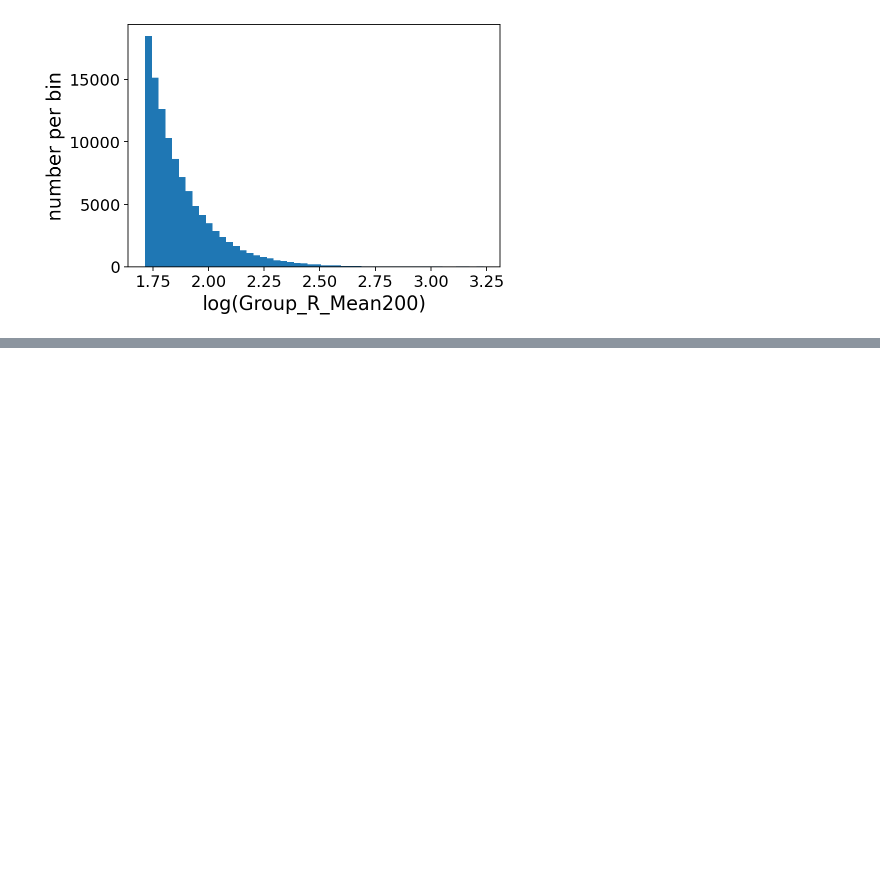
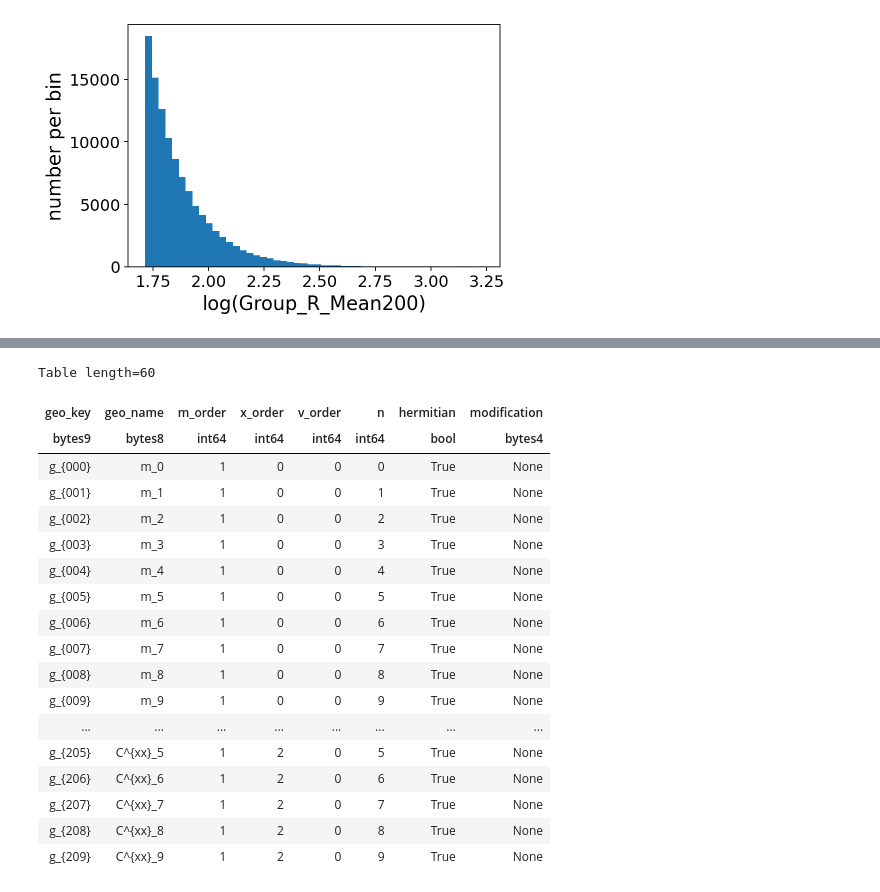
Before and after one commit to kstoreyf/equivariant-cosmology, a Jupyter notebook: notebooks/2023-04-26.ipynb, the cells around one changed output, grey strips where cells are left out. Drawn from its saved outputs; the diff is of its cells as text; code cells hidden in the pictures; blank space fills up the shorter version.

```diff
--- a/notebooks/2023-04-26.ipynb
+++ b/notebooks/2023-04-26.ipynb
@@ -79,0 +86,10 @@ Text(0, 0.5, 'log(m200m_fof)')
+# %%
+geo_tag = ''
+fn_geo_config = f'../configs/geo_{sim_name}{halo_tag}{geo_tag}.yaml'
+
+with open(fn_geo_config, 'r') as file:
+    geo_params = yaml.safe_load(file)
+gp = geo_params['geo']
+# %%
+fn_geo_features = gp['fn_geo_features']
+fn_geo_info = gp['fn_geo_info']
@@ -79,0 +114,24 @@ Text(0, 0.5, 'log(m200m_fof)')
+# %%
+tab_geo_info = Table.read(fn_geo_info)
+# %%
+tab_geo_info
+# %% [output]
+Table length=60
+| geo_key | geo_name | m_order | x_order | v_order | n | hermitian | modification |
+| bytes9 | bytes8 | int64 | int64 | int64 | int64 | bool | bytes4 |
+| g_{000} | m_0 | 1 | 0 | 0 | 0 | True | None |
+| g_{001} | m_1 | 1 | 0 | 0 | 1 | True | None |
+| g_{002} | m_2 | 1 | 0 | 0 | 2 | True | None |
+| g_{003} | m_3 | 1 | 0 | 0 | 3 | True | None |
+| g_{004} | m_4 | 1 | 0 | 0 | 4 | True | None |
+| g_{005} | m_5 | 1 | 0 | 0 | 5 | True | None |
+| g_{006} | m_6 | 1 | 0 | 0 | 6 | True | None |
+| g_{007} | m_7 | 1 | 0 | 0 | 7 | True | None |
+| g_{008} | m_8 | 1 | 0 | 0 | 8 | True | None |
+| g_{009} | m_9 | 1 | 0 | 0 | 9 | True | None |
+| ... | ... | ... | ... | ... | ... | ... | ... |
+| g_{205} | C^{xx}_5 | 1 | 2 | 0 | 5 | True | None |
+| g_{206} | C^{xx}_6 | 1 | 2 | 0 | 6 | True | None |
+| g_{207} | C^{xx}_7 | 1 | 2 | 0 | 7 | True | None |
+| g_{208} | C^{xx}_8 | 1 | 2 | 0 | 8 | True | None |
+| g_{209} | C^{xx}_9 | 1 | 2 | 0 | 9 | True | None |
```
Also changed, not shown: parts of 15 cells of this notebook, 10 other files.
